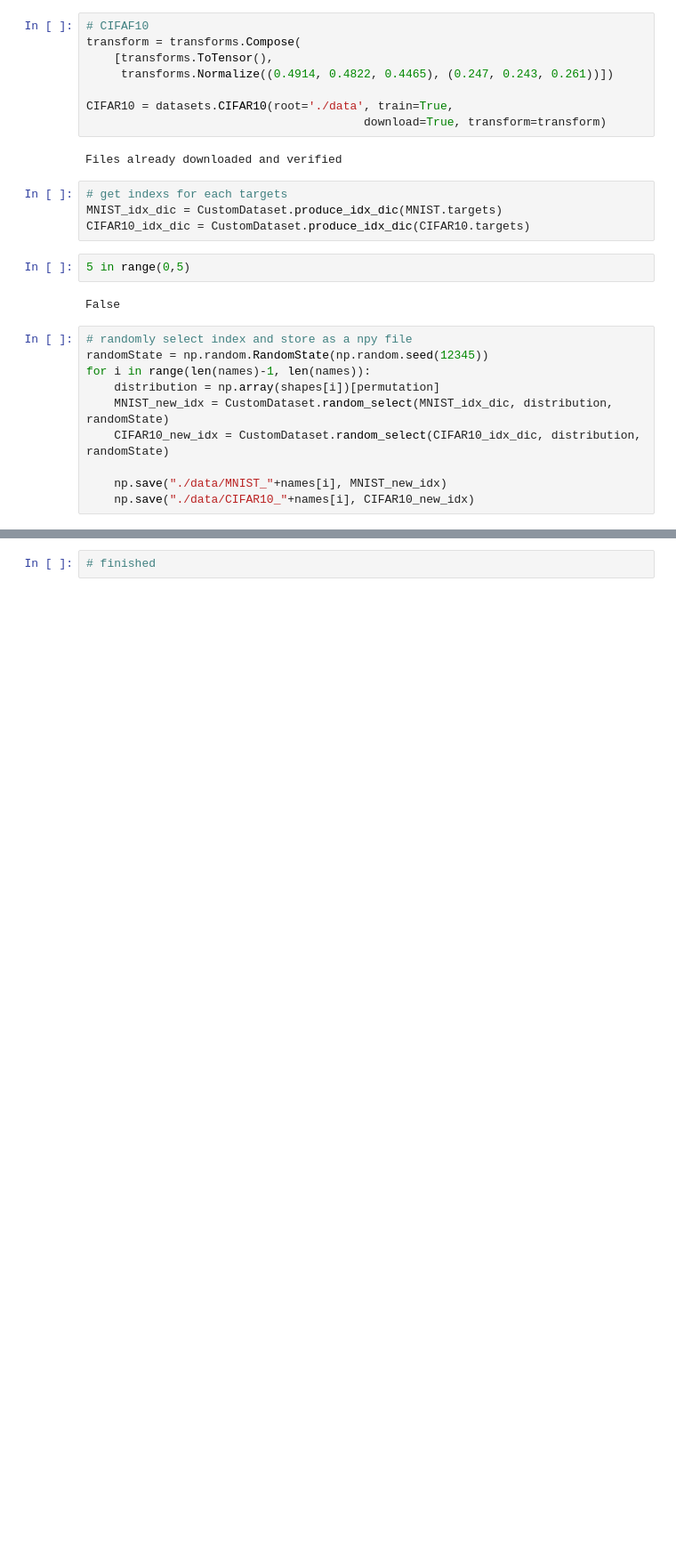
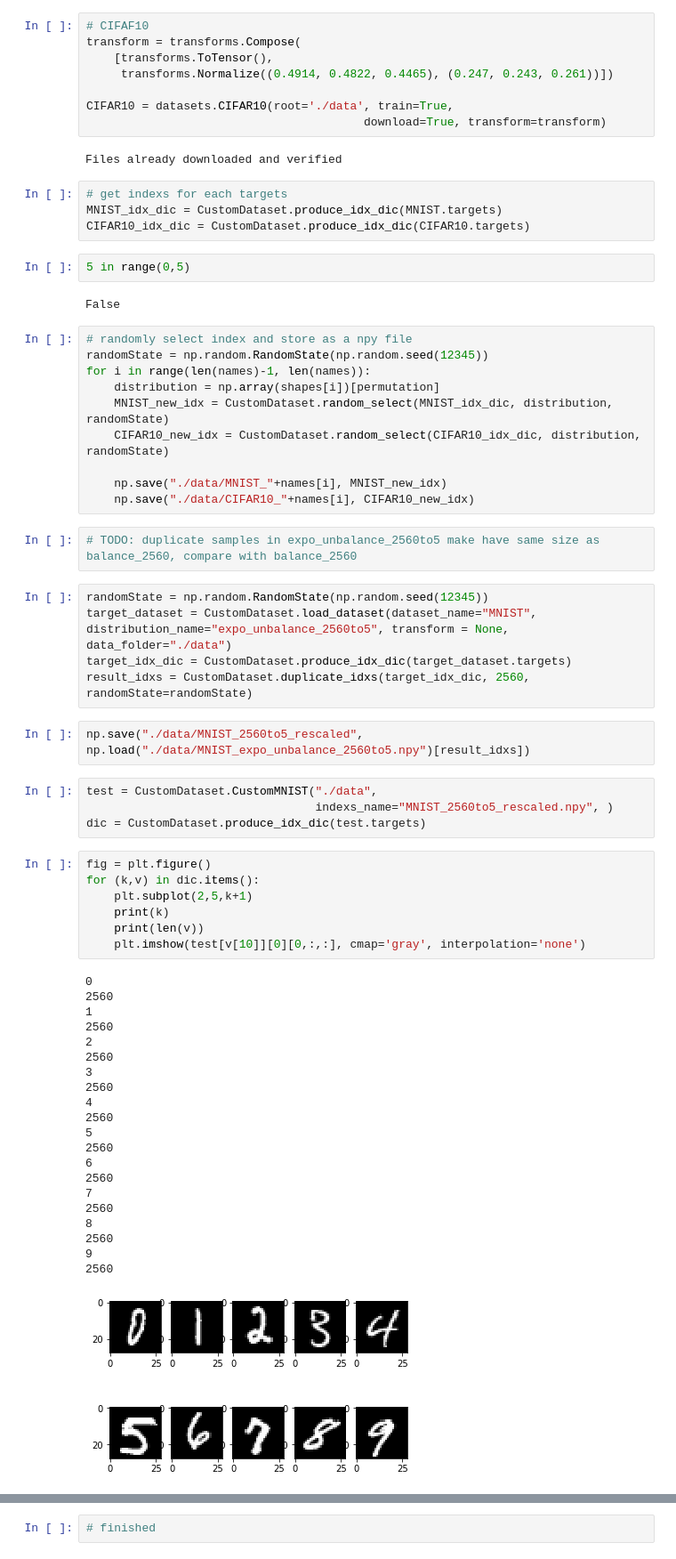
Before and after one commit to Tim-Tianyu/Project, a Jupyter notebook: Indexes_generator.ipynb, the cells around one changed output, grey strips where cells are left out. Shown at 89% size. Saved outputs shown, nothing was run; the diff lists cells and outputs as text; blank space fills up the shorter version.

Commit message:
implement rescaled dataset

```diff
--- a/Indexes_generator.ipynb
+++ b/Indexes_generator.ipynb
@@ -128,3 +130,45 @@ for i in range(len(names)-1, len(names)):
 
     np.save("./data/MNIST_"+names[i], MNIST_new_idx)
     np.save("./data/CIFAR10_"+names[i], CIFAR10_new_idx)
+# %%
+# TODO: duplicate samples in expo_unbalance_2560to5 make have same size as balance_2560, compare with balance_2560
+# %%
+randomState = np.random.RandomState(np.random.seed(12345))
+target_dataset = CustomDataset.load_dataset(dataset_name="MNIST", distribution_name="expo_unbalance_2560to5", transform = None, data_folder="./data")
+target_idx_dic = CustomDataset.produce_idx_dic(target_dataset.targets)
+result_idxs = CustomDataset.duplicate_idxs(target_idx_dic, 2560, randomState=randomState)
+# %%
+np.save("./data/MNIST_2560to5_rescaled", np.load("./data/MNIST_expo_unbalance_2560to5.npy")[result_idxs])
+# %%
+test = CustomDataset.CustomMNIST("./data",
+                                 indexs_name="MNIST_2560to5_rescaled.npy", )
+dic = CustomDataset.produce_idx_dic(test.targets)
+# %%
+fig = plt.figure()
+for (k,v) in dic.items():
+    plt.subplot(2,5,k+1)
+    print(k)
+    print(len(v))
+    plt.imshow(test[v[10]][0][0,:,:], cmap='gray', interpolation='none')
+# %% [output]
+0
+2560
+1
+2560
+2
+2560
+3
+2560
+4
+2560
+5
+2560
+6
+2560
+7
+2560
+8
+2560
+9
+2560
+[figure, added]
```
Also changed, not shown: parts of 8 cells of this notebook, 3 other files.
